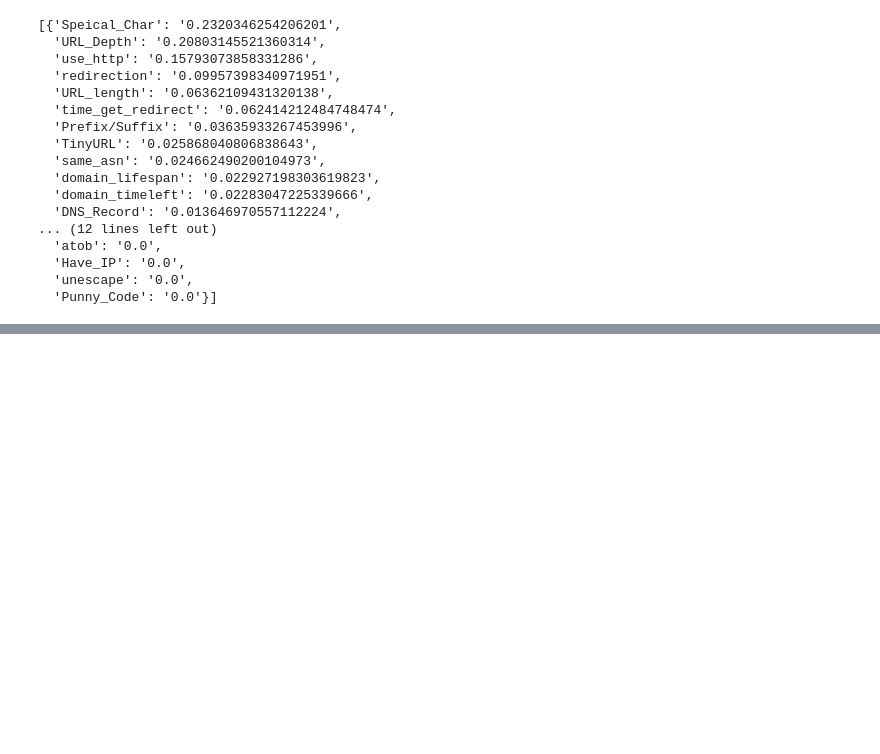
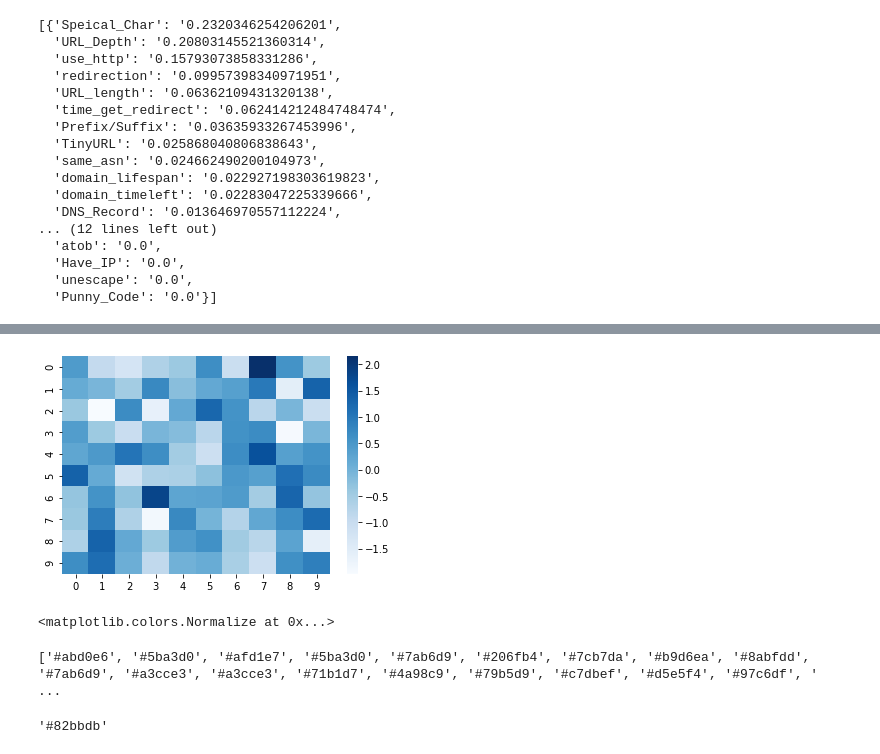
Before and after one commit to aidenpearce001/Phishing-detection-ML, a Jupyter notebook: Generate Dataset/CRUD.ipynb, the cells around one changed output, grey strips where cells are left out. Cells and saved outputs as stored; diff of their text form; code cells hidden in the pictures; blank space fills up the shorter version.

```diff
--- a/Generate Dataset/CRUD.ipynb
+++ b/Generate Dataset/CRUD.ipynb
@@ -248,0 +322,19 @@ ModuleNotFoundError: No module named 'dotenv'
+# %%
+from matplotlib.colors import Normalize
+import numpy as np
+import matplotlib.cm as cm
+import seaborn as sns
+
+data = np.random.randn(10, 10)
+cmap = cm.get_cmap('Blues')
+hm = sns.heatmap(data, cmap=cmap)
+
+# Normalize data
+norm = Normalize(vmin=data.min(), vmax=data.max())
+rgba_values = cmap(norm(data))
+# %% [output]
+[figure, added]
+# %%
+norm
+# %% [output]
+<matplotlib.colors.Normalize at 0x...>
@@ -248,0 +357,9 @@ ModuleNotFoundError: No module named 'dotenv'
+# %%
+print(hex_color())
+# %% [output]
+['#abd0e6', '#5ba3d0', '#afd1e7', '#5ba3d0', '#7ab6d9', '#206fb4', '#7cb7da', '#b9d6ea', '#8abfdd', '#7ab6d9', '#a3cce3', '#a3cce3', '#71b1d7', '#4a98c9', '#79b5d9', '#c7dbef', '#d5e5f4', '#97c6df', ' ...
+# %%
+import matplotlib
+colors.to_hex([ rgba_values[1][0][0], rgba_values[1][0][1], rgba_values[1][0][2] ])
+# %% [output]
+'#82bbdb'
```
Also changed, not shown: parts of 15 cells of this notebook, 4 other files.
